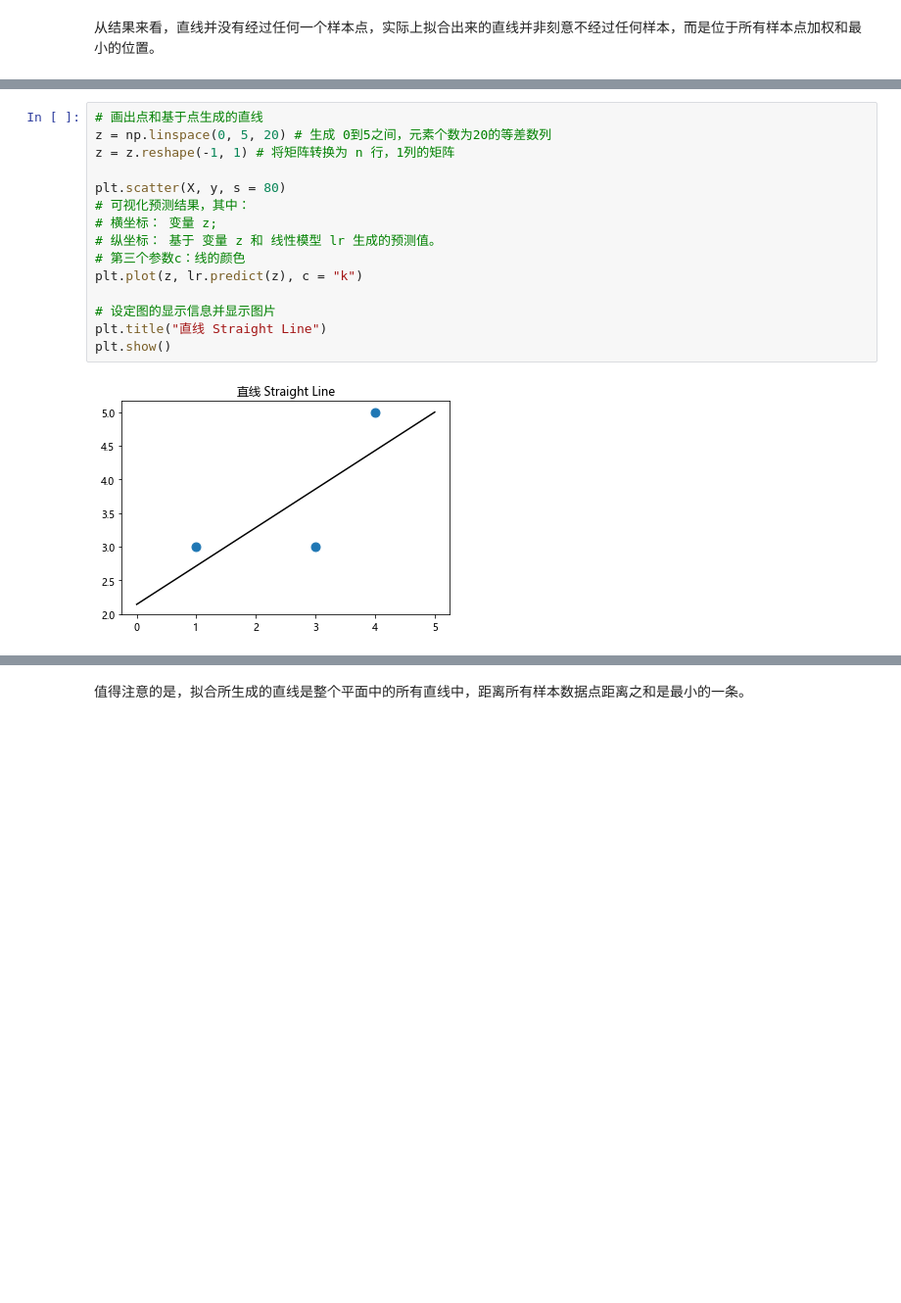
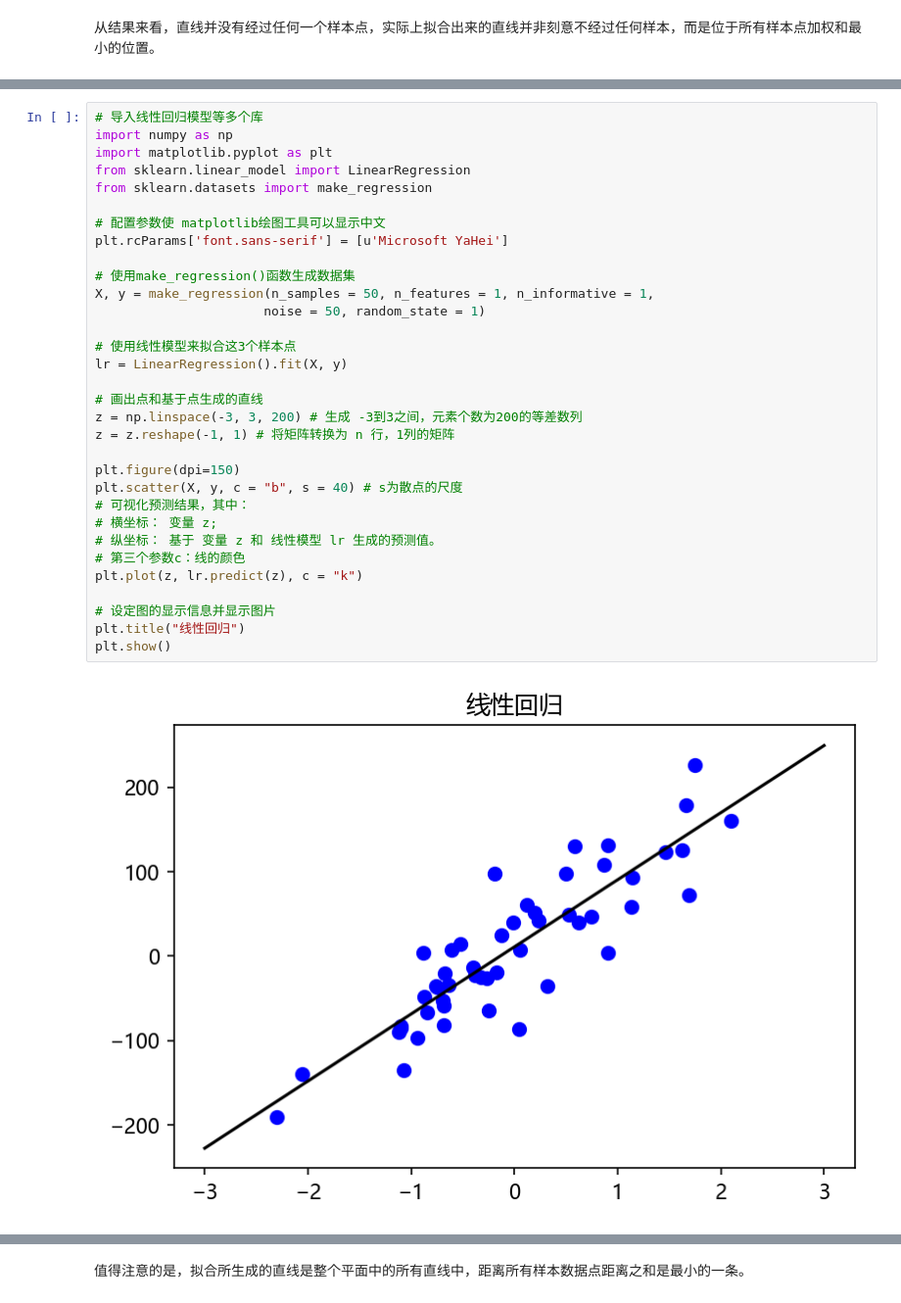
Before and after one commit to ouxinyu/Teaching, a Jupyter notebook: MachineLearning/Notebooks/Ch04LinearModels.ipynb, the cells around one changed output, grey strips where cells are left out. Shown: that part at 98% size. Cells and saved outputs as stored; diff of their text form; blank space fills up the shorter version.

```diff
--- a/MachineLearning/Notebooks/Ch04LinearModels.ipynb
+++ b/MachineLearning/Notebooks/Ch04LinearModels.ipynb
@@ -150,17 +175,34 @@ y = 0.571 x + 2.143
 # %%
+# 导入线性回归模型等多个库
+import numpy as np
+import matplotlib.pyplot as plt
+from sklearn.linear_model import LinearRegression
+from sklearn.datasets import make_regression
+
+# 配置参数使 matplotlib绘图工具可以显示中文
+plt.rcParams['font.sans-serif'] = [u'Microsoft YaHei']
+
+# 使用make_regression()函数生成数据集
+X, y = make_regression(n_samples = 50, n_features = 1, n_informative = 1,
+                      noise = 50, random_state = 1)
+
+# 使用线性模型来拟合这3个样本点
+lr = LinearRegression().fit(X, y)
+
 # 画出点和基于点生成的直线
-z = np.linspace(0, 5, 20) # 生成 0到5之间，元素个数为20的等差数列
+z = np.linspace(-3, 3, 200) # 生成 -3到3之间，元素个数为200的等差数列
 z = z.reshape(-1, 1) # 将矩阵转换为 n 行，1列的矩阵
 
-plt.scatter(X, y, s = 80)
+plt.figure(dpi=150)
+plt.scatter(X, y, c = "b", s = 40) # s为散点的尺度
 # 可视化预测结果，其中：
 # 横坐标： 变量 z;
 # 纵坐标： 基于 变量 z 和 线性模型 lr 生成的预测值。
 # 第三个参数c：线的颜色
 plt.plot(z, lr.predict(z), c = "k")
 
 # 设定图的显示信息并显示图片
-plt.title("直线 Straight Line")
+plt.title("线性回归")
 plt.show()
 # %% [output]
-[figure, old version]
+[figure, new version]
```
Also changed, not shown: parts of 54 cells of this notebook.
